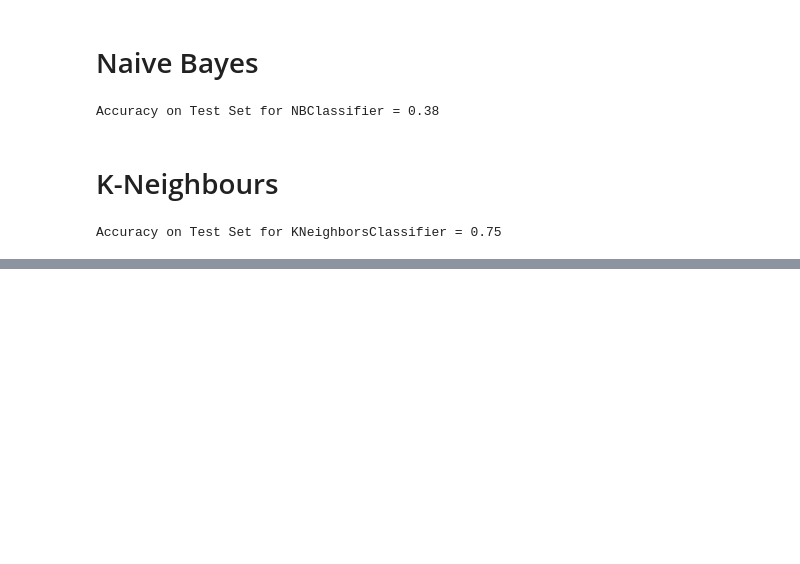
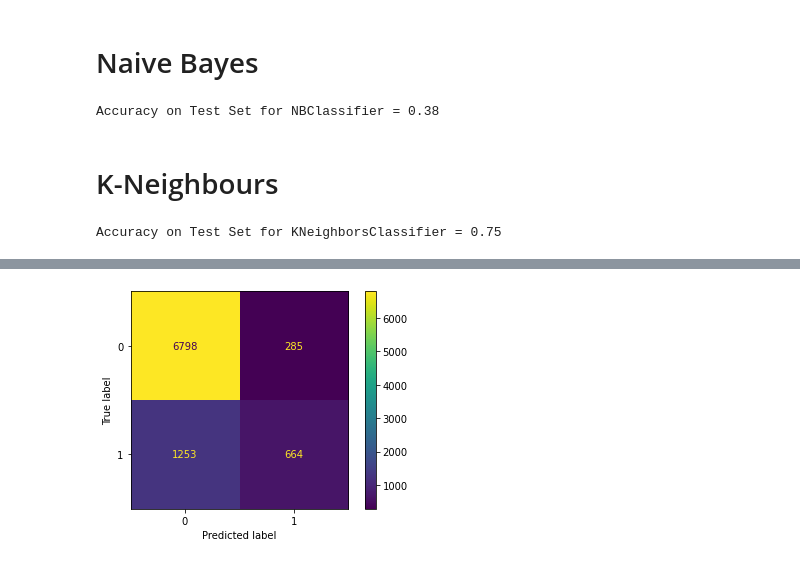
Before and after one commit to ekanshsinghrathore/Credit-Card-Default-Prediction, a Jupyter notebook: Credit_Card_Default_Prediction_Capstone_Project.ipynb, the cells around one changed output, grey strips where cells are left out. Saved outputs shown, nothing was run; the diff lists cells and outputs as text; code cells hidden in the pictures; blank space fills up the shorter version.

```diff
--- a/Credit_Card_Default_Prediction_Capstone_Project.ipynb
+++ b/Credit_Card_Default_Prediction_Capstone_Project.ipynb
@@ -380,0 +404,5 @@ array([0, 0, 0, ..., 1, 0, 0])
+# %%
+plot_confusion_matrix(clf_tree, X_test, y_test)
+plt.show()
+# %% [output]
+[figure, added]
```
Also changed, not shown: parts of 11 cells of this notebook.
